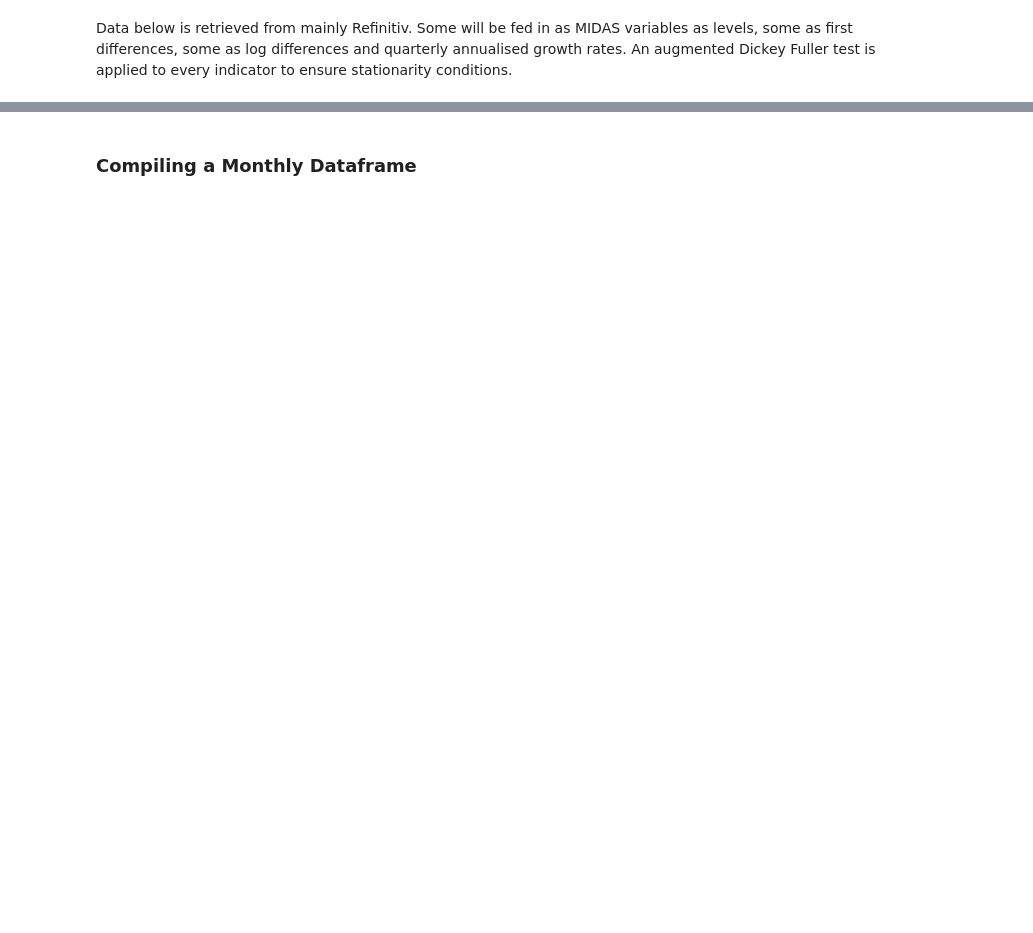
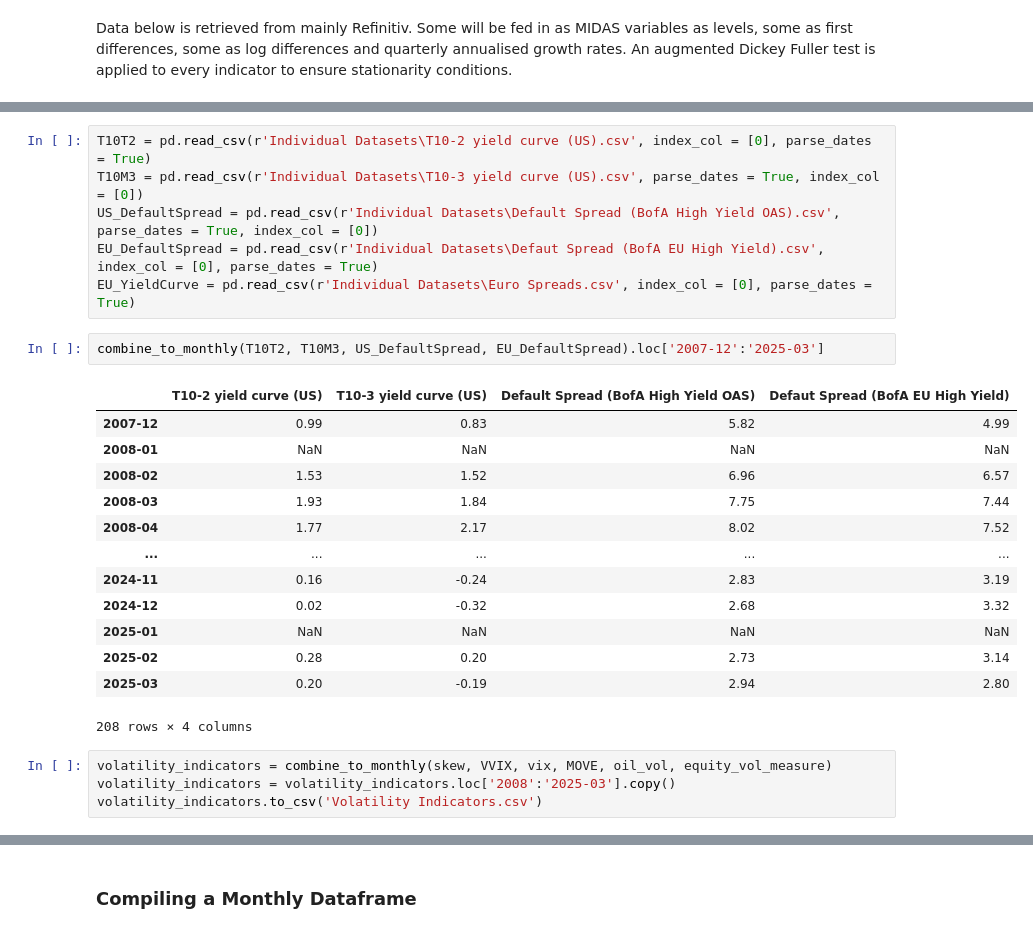
Before and after one commit to Pj-354/Python-Notebooks--Mine-, a Jupyter notebook: Dispersion/GARCH MIDAS/DCC MIDAS/_Data_Collection.ipynb, the cells around one changed output, grey strips where cells are left out. Drawn from its saved outputs; the diff is of its cells as text; blank space fills up the shorter version.

```diff
--- a/Dispersion/GARCH MIDAS/DCC MIDAS/_Data_Collection.ipynb
+++ b/Dispersion/GARCH MIDAS/DCC MIDAS/_Data_Collection.ipynb
@@ -472,0 +530,26 @@ NewOrders = pd.read_csv('New Orders.csv', index_col = [0], parse_dates=True)
+# %%
+T10T2 = pd.read_csv(r'Individual Datasets\T10-2 yield curve (US).csv', index_col = [0], parse_dates = True)
+T10M3 = pd.read_csv(r'Individual Datasets\T10-3 yield curve (US).csv', parse_dates = True, index_col = [0])
+US_DefaultSpread = pd.read_csv(r'Individual Datasets\Default Spread (BofA High Yield OAS).csv', parse_dates = True, index_col = [0])
+EU_DefaultSpread = pd.read_csv(r'Individual Datasets\Defaut Spread (BofA EU High Yield).csv', index_col = [0], parse_dates = True)
+EU_YieldCurve = pd.read_csv(r'Individual Datasets\Euro Spreads.csv', index_col = [0], parse_dates = True)
+# %%
+combine_to_monthly(T10T2, T10M3, US_DefaultSpread, EU_DefaultSpread).loc['2007-12':'2025-03']
+# %% [output]
+|  | T10-2 yield curve (US) | T10-3 yield curve (US) | Default Spread (BofA High Yield OAS) | Defaut Spread (BofA EU High Yield) |
+| 2007-12 | 0.99 | 0.83 | 5.82 | 4.99 |
+| 2008-01 | NaN | NaN | NaN | NaN |
+| 2008-02 | 1.53 | 1.52 | 6.96 | 6.57 |
+| 2008-03 | 1.93 | 1.84 | 7.75 | 7.44 |
+| 2008-04 | 1.77 | 2.17 | 8.02 | 7.52 |
+| ... | ... | ... | ... | ... |
+| 2024-11 | 0.16 | -0.24 | 2.83 | 3.19 |
+| 2024-12 | 0.02 | -0.32 | 2.68 | 3.32 |
+| 2025-01 | NaN | NaN | NaN | NaN |
+| 2025-02 | 0.28 | 0.20 | 2.73 | 3.14 |
+| 2025-03 | 0.20 | -0.19 | 2.94 | 2.80 |
+208 rows × 4 columns
+# %%
+volatility_indicators = combine_to_monthly(skew, VVIX, vix, MOVE, oil_vol, equity_vol_measure)
+volatility_indicators = volatility_indicators.loc['2008':'2025-03'].copy()
+volatility_indicators.to_csv('Volatility Indicators.csv')
```
Also changed, not shown: parts of 93 cells of this notebook, 2 other files.
